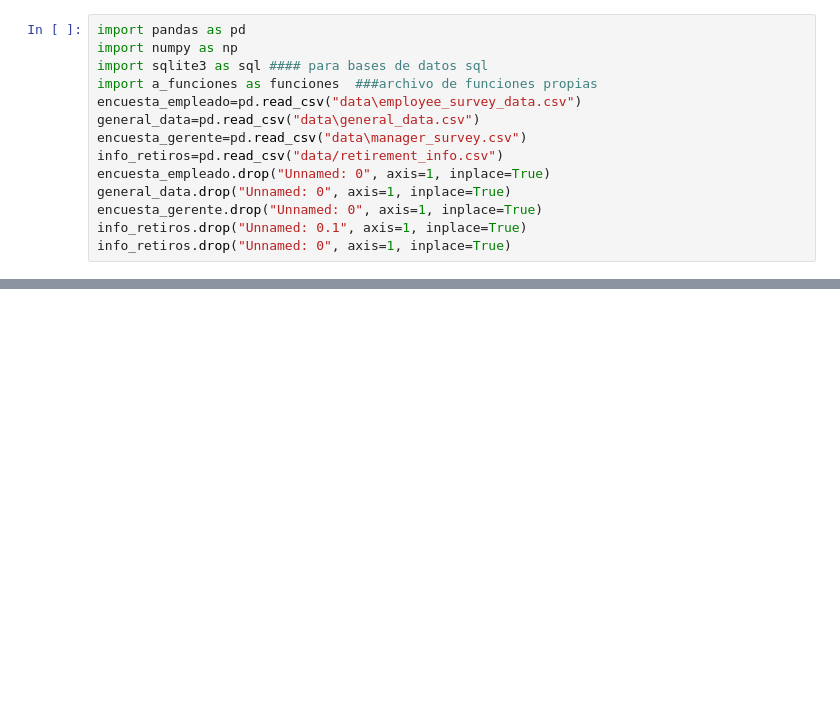
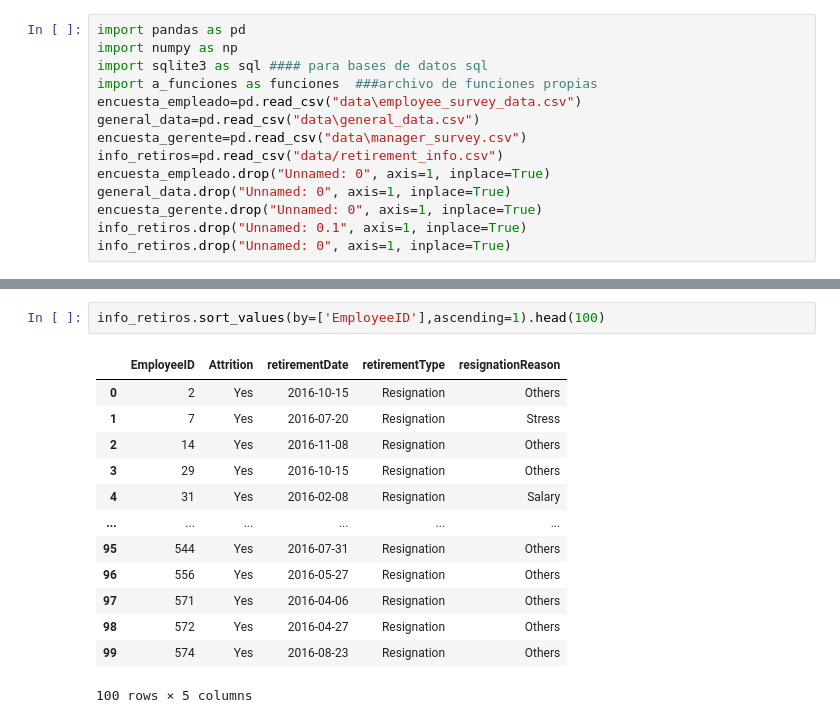
Before and after one commit to Juanisazalu/ANALITICA-3, a Jupyter notebook: b_preprocesamiento.ipynb, the cells around one changed output, grey strips where cells are left out. Cells and saved outputs as stored; diff of their text form; blank space fills up the shorter version.

```diff
--- a/b_preprocesamiento.ipynb
+++ b/b_preprocesamiento.ipynb
@@ -24,0 +65,16 @@ info_retiros.drop("Unnamed: 0", axis=1, inplace=True)
+# %%
+info_retiros.sort_values(by=['EmployeeID'],ascending=1).head(100)
+# %% [output]
+|  | EmployeeID | Attrition | retirementDate | retirementType | resignationReason |
+| 0 | 2 | Yes | 2016-10-15 | Resignation | Others |
+| 1 | 7 | Yes | 2016-07-20 | Resignation | Stress |
+| 2 | 14 | Yes | 2016-11-08 | Resignation | Others |
+| 3 | 29 | Yes | 2016-10-15 | Resignation | Others |
+| 4 | 31 | Yes | 2016-02-08 | Resignation | Salary |
+| ... | ... | ... | ... | ... | ... |
+| 95 | 544 | Yes | 2016-07-31 | Resignation | Others |
+| 96 | 556 | Yes | 2016-05-27 | Resignation | Others |
+| 97 | 571 | Yes | 2016-04-06 | Resignation | Others |
+| 98 | 572 | Yes | 2016-04-27 | Resignation | Others |
+| 99 | 574 | Yes | 2016-08-23 | Resignation | Others |
+100 rows × 5 columns
```
Also changed, not shown: parts of 8 cells of this notebook.
